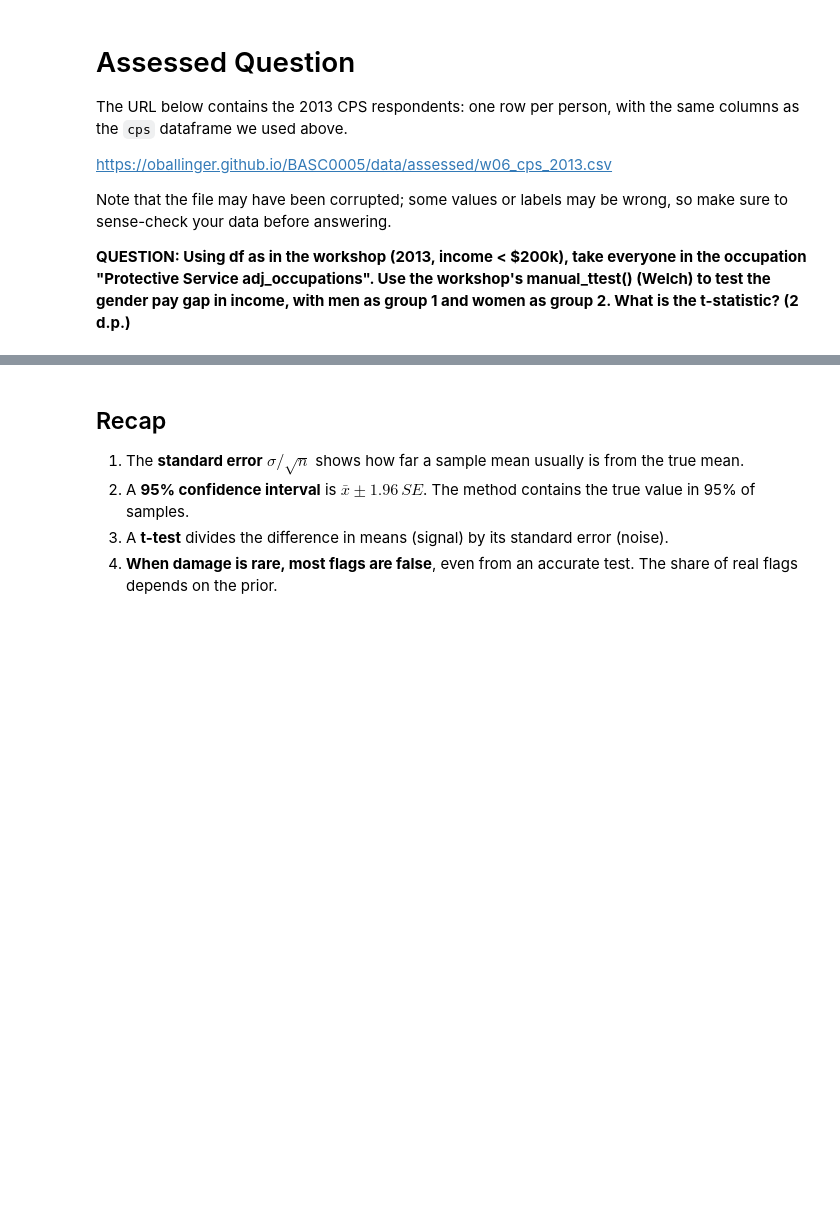
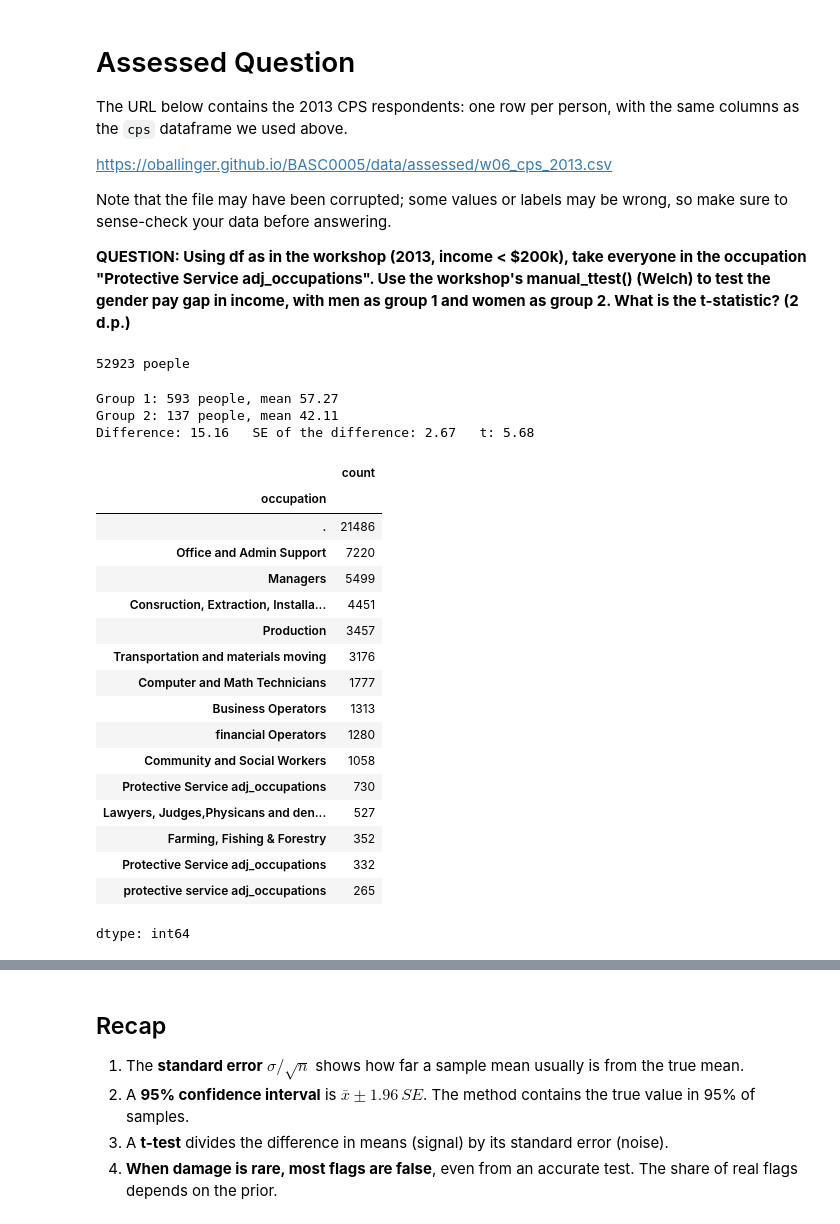
Before and after one commit to aydaugurel-web/QM2, a Jupyter notebook: notebooks/W06. Hypothesis Testing.ipynb, the cells around one changed output, grey strips where cells are left out. Drawn from its saved outputs; the diff is of its cells as text; code cells hidden in the pictures; blank space fills up the shorter version.

```diff
--- a/notebooks/W06. Hypothesis Testing.ipynb
+++ b/notebooks/W06. Hypothesis Testing.ipynb
@@ -311,4 +311,18 @@ Note that the file may have been corrupted; some values or labels may be wrong,
 
 **QUESTION: Using df as in the workshop (2013, income < $200k), take everyone in the occupation "Protective Service adj_occupations". Use the workshop's manual_ttest() (Welch) to test the gender pay gap in income, with men as group 1 and women as group 2. What is the t-statistic? (2 d.p.)**
 # %%
-# your code here
+import numpy as np
+import pandas as pd
+
+#i'll load my personal dataset (one row per person)
+
+cps = pd.read_csv("/content/w06_cps_2013.csv")
+
+#i'll build the df
+
+df = cps[cps["year"] == 2013].copy()      #i'm keeping only the 2013 survey
+df["income"] = df["incwage"] / 1000       #income is in USD thousands
+df = df[df["income"] < 200]               #i'm keeping only people earning less than 200k USD
+print(len(df), "poeple")
+# %% [output]
+52923 poeple
@@ -314,0 +340,43 @@ Note that the file may have been corrupted; some values or labels may be wrong,
+# %%
+#gender pay gap in Protective Service
+#first, i'll keep everyone in the occupation
+
+prot = df[df["occupation"] == "Protective Service adj_occupations"]
+
+#i'll split into men and women (sex 1 and 2 respectively)
+
+men = prot[prot["sex"] == 1]["income"]
+women = prot[prot["sex"] == 2]["income"]
+
+
+#i'll run the t-test as men in group 1 and women in group 2
+
+t = manual_ttest(men, women)
+# %% [output]
+Group 1: 593 people, mean 57.27
+Group 2: 137 people, mean 42.11
+Difference: 15.16   SE of the difference: 2.67   t: 5.68
+# %%
+#i'll quickly do a sense-check across the data. i want to ask the question "Is everyone in Protective Service actually being picked up?"
+#i'll list every occupation and how many people are in it
+
+df["occupation"].value_counts()
+# %% [output]
+|  | count |
+| occupation |  |
+| . | 21486 |
+| Office and Admin Support | 7220 |
+| Managers | 5499 |
+| Consruction, Extraction, Installa... | 4451 |
+| Production | 3457 |
+| Transportation and materials moving | 3176 |
+| Computer and Math Technicians | 1777 |
+| Business Operators | 1313 |
+| financial Operators | 1280 |
+| Community and Social Workers | 1058 |
+| Protective Service adj_occupations | 730 |
+| Lawyers, Judges,Physicans and den... | 527 |
+| Farming, Fishing & Forestry | 352 |
+| Protective Service adj_occupations | 332 |
+| protective service adj_occupations | 265 |
+dtype: int64
```
Also changed, not shown: parts of 11 cells of this notebook.
